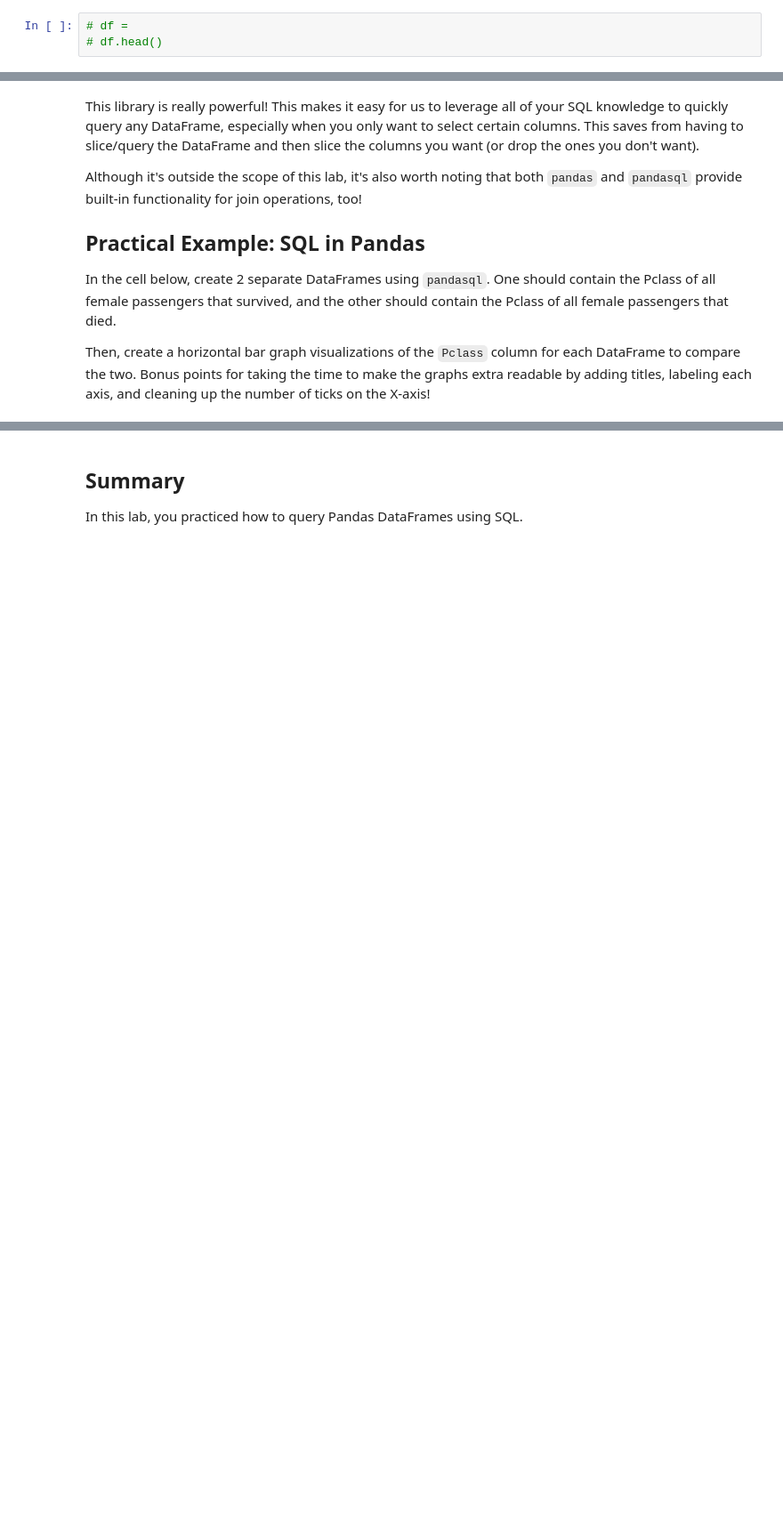
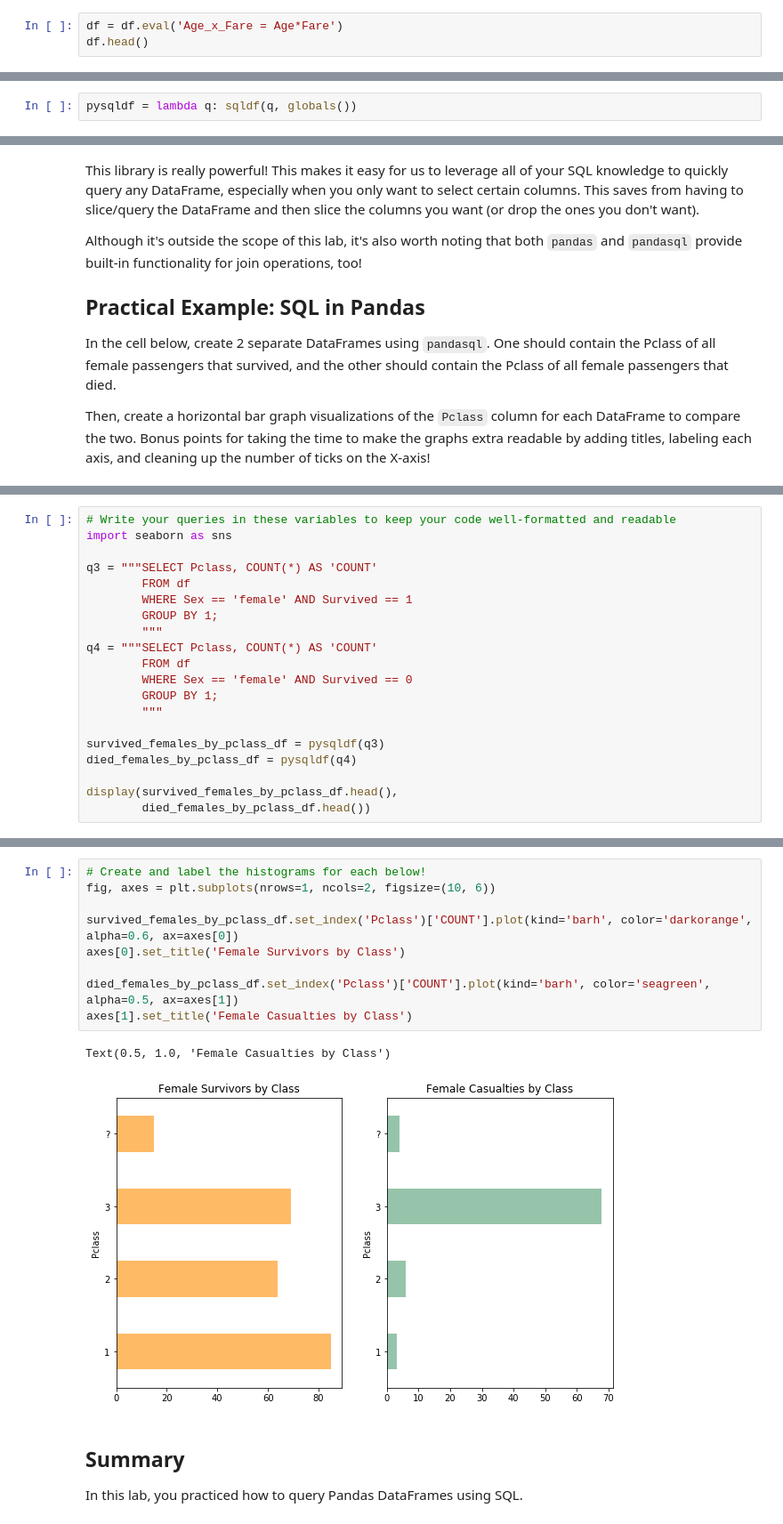
Before and after one commit to jammy-bot/dsc-using-sql-with-pandas-lab-online-ds-ft-120919, a Jupyter notebook: index.ipynb, the cells around one changed output, grey strips where cells are left out. Shown: that part at 89% size. Saved outputs shown, nothing was run; the diff lists cells and outputs as text; blank space fills up the shorter version.

```diff
--- a/index.ipynb
+++ b/index.ipynb
@@ -159,5 +222,5 @@ would return a copy of the `some_df` dataframe, but will now include a column `C
 
 In the cell below, use the DataFrame's `eval()` method in place to add a column called `Age_x_Fare`, and set it equal to `Age` multiplied by `Fare`.
 # %%
-# df =
-# df.head()
+df = df.eval('Age_x_Fare = Age*Fare')
+df.head()
@@ -188,3 +258,5 @@ pysqldf = None
+# %%
+pysqldf = lambda q: sqldf(q, globals())
 # %% [markdown]
 Great! That will save you from having to pass `globals()` as an argument every time you query, which can get a bit tedious.
 
@@ -233,0 +330,20 @@ died_females_by_pclass_df = None
+# %%
+# Write your queries in these variables to keep your code well-formatted and readable
+import seaborn as sns
+
+q3 = """SELECT Pclass, COUNT(*) AS 'COUNT'
+        FROM df
+        WHERE Sex == 'female' AND Survived == 1
+        GROUP BY 1;
+        """
+q4 = """SELECT Pclass, COUNT(*) AS 'COUNT'
+        FROM df
+        WHERE Sex == 'female' AND Survived == 0
+        GROUP BY 1;
+        """
+
+survived_females_by_pclass_df = pysqldf(q3)
+died_females_by_pclass_df = pysqldf(q4)
+
+display(survived_females_by_pclass_df.head(),
+        died_females_by_pclass_df.head())
@@ -234,3 +361,15 @@ died_females_by_pclass_df = None
+# %%
+# Create and label the histograms for each below!
+fig, axes = plt.subplots(nrows=1, ncols=2, figsize=(10, 6))
+
+survived_females_by_pclass_df.set_index('Pclass')['COUNT'].plot(kind='barh', color='darkorange', alpha=0.6, ax=axes[0])
+axes[0].set_title('Female Survivors by Class')
+
+died_females_by_pclass_df.set_index('Pclass')['COUNT'].plot(kind='barh', color='seagreen', alpha=0.5, ax=axes[1])
+axes[1].set_title('Female Casualties by Class')
+# %% [output]
+Text(0.5, 1.0, 'Female Casualties by Class')
+[figure, added]
 # %% [markdown]
 ## Summary
 
```
Also changed, not shown: parts of 25 cells of this notebook.
